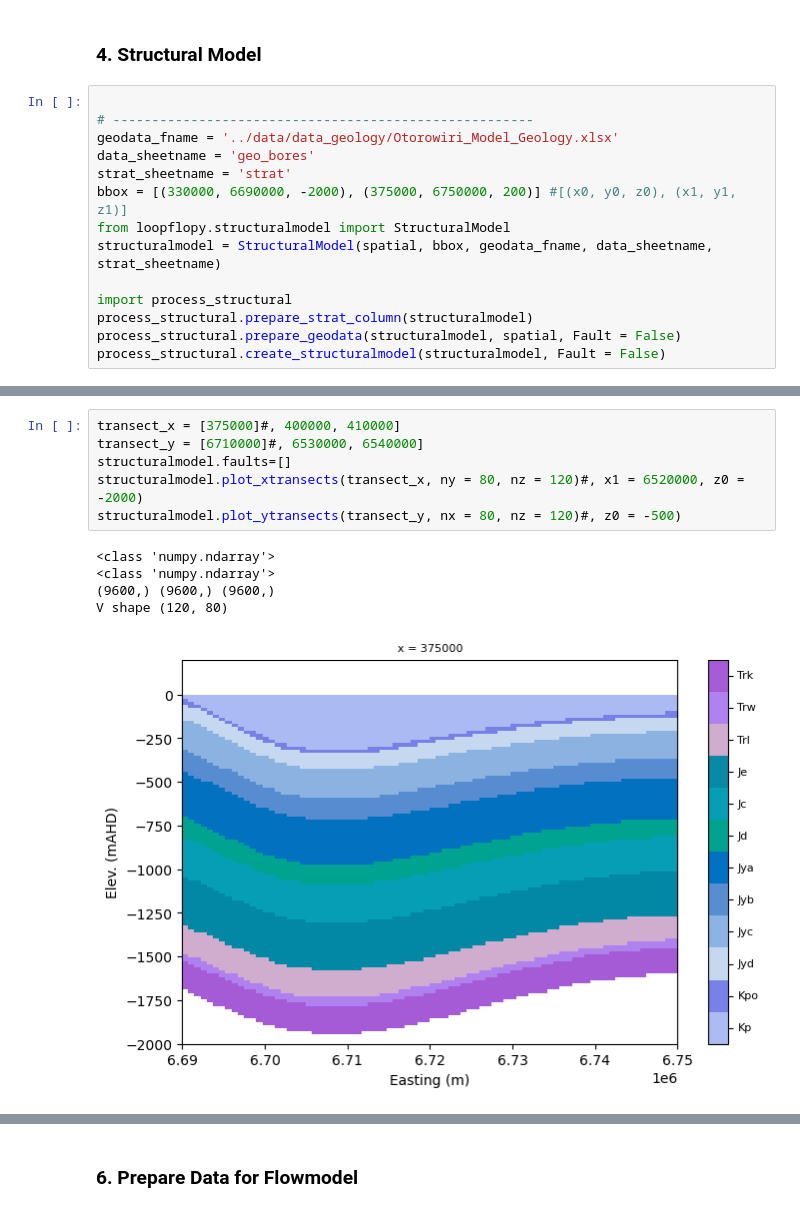
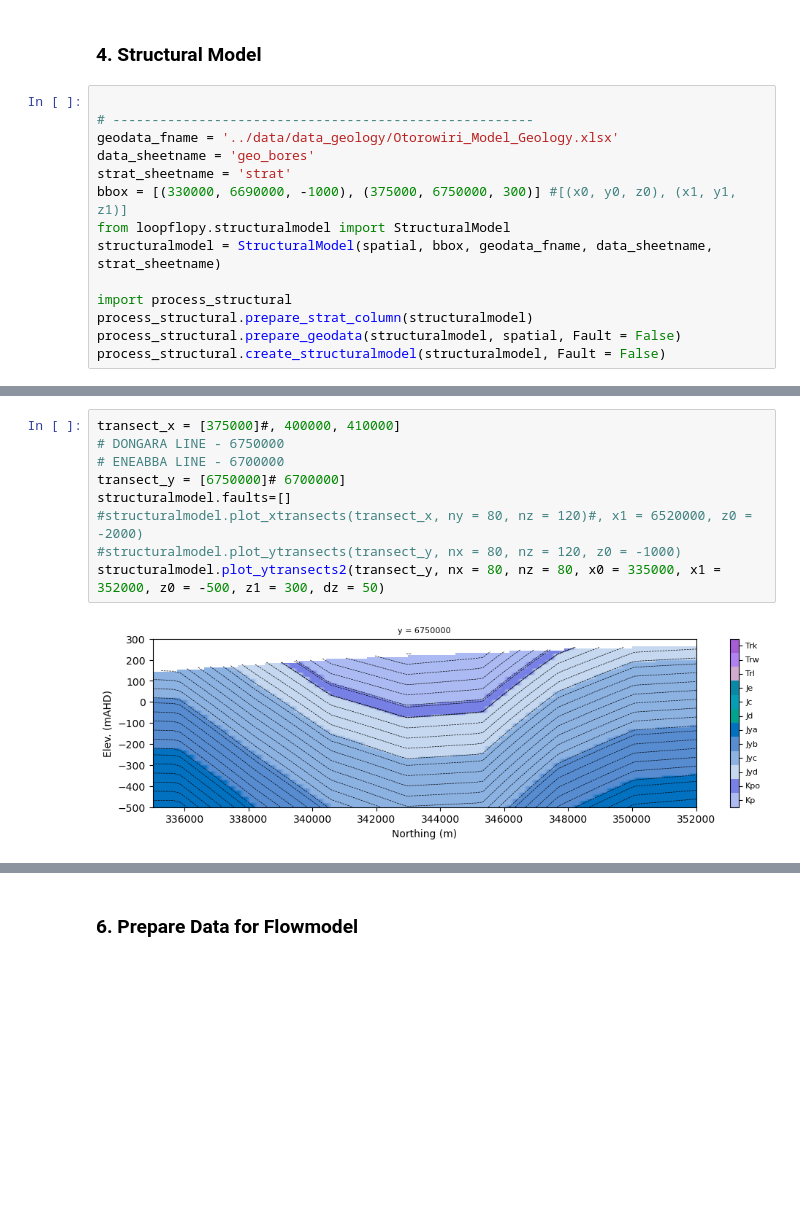
Before and after one commit to malvina-chmielarski/Otorowiri, a Jupyter notebook: scripts/Otorowiri_main_script.ipynb, the cells around one changed output, grey strips where cells are left out. Drawn from its saved outputs; the diff is of its cells as text; blank space fills up the shorter version.

```diff
--- a/scripts/Otorowiri_main_script.ipynb
+++ b/scripts/Otorowiri_main_script.ipynb
@@ -169,7 +136,7 @@ Group =  obs ['obsbores']
 geodata_fname = '../data/data_geology/Otorowiri_Model_Geology.xlsx'
 data_sheetname = 'geo_bores'
 strat_sheetname = 'strat'
-bbox = [(330000, 6690000, -2000), (375000, 6750000, 200)] #[(x0, y0, z0), (x1, y1, z1)]
+bbox = [(330000, 6690000, -1000), (375000, 6750000, 300)] #[(x0, y0, z0), (x1, y1, z1)]
 from loopflopy.structuralmodel import StructuralModel
 structuralmodel = StructuralModel(spatial, bbox, geodata_fname, data_sheetname, strat_sheetname)
 
@@ -217,12 +167,11 @@ structuralmodel.data
 # %%
 transect_x = [375000]#, 400000, 410000]
-transect_y = [6710000]#, 6530000, 6540000]
+# DONGARA LINE - 6750000
+# ENEABBA LINE - 6700000
+transect_y = [6750000]# 6700000]
 structuralmodel.faults=[]
-structuralmodel.plot_xtransects(transect_x, ny = 80, nz = 120)#, x1 = 6520000, z0 = -2000)
-structuralmodel.plot_ytransects(transect_y, nx = 80, nz = 120)#, z0 = -500)
+#structuralmodel.plot_xtransects(transect_x, ny = 80, nz = 120)#, x1 = 6520000, z0 = -2000)
+#structuralmodel.plot_ytransects(transect_y, nx = 80, nz = 120, z0 = -1000)
+structuralmodel.plot_ytransects2(transect_y, nx = 80, nz = 80, x0 = 335000, x1 = 352000, z0 = -500, z1 = 300, dz = 50)
 # %% [output]
-<class 'numpy.ndarray'>
-<class 'numpy.ndarray'>
-(9600,) (9600,) (9600,)
-V shape (120, 80)
-[figure, old version]
+[figure, new version]
```
Also changed, not shown: parts of 27 cells of this notebook, 7 other files.
